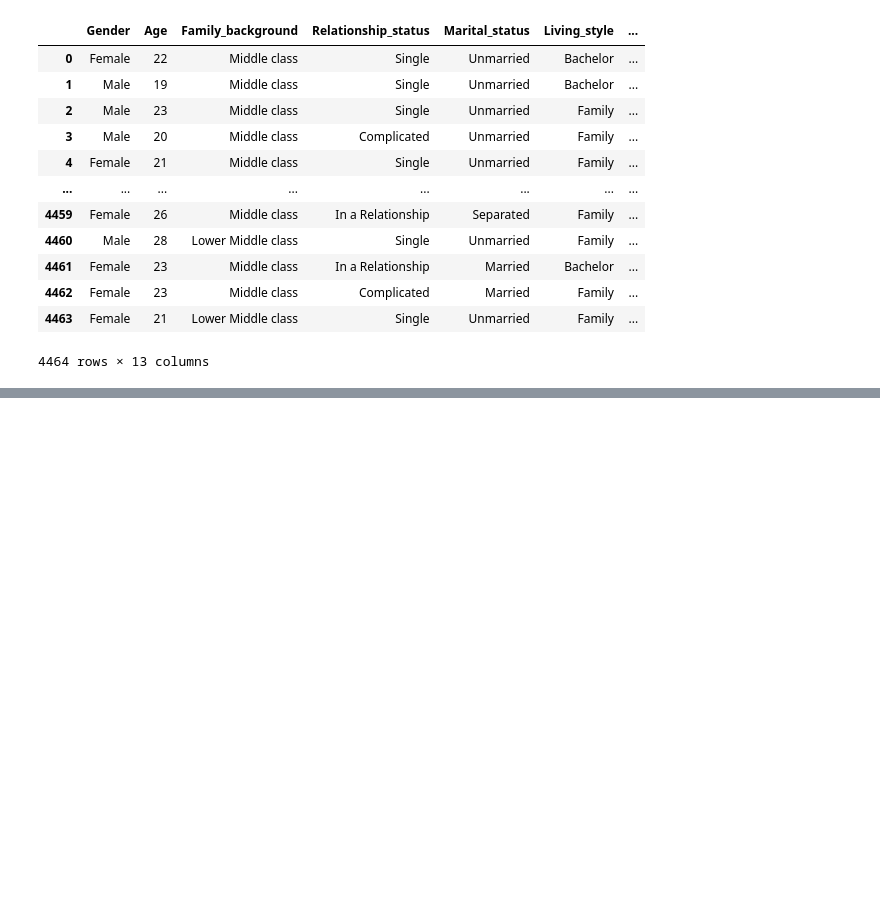
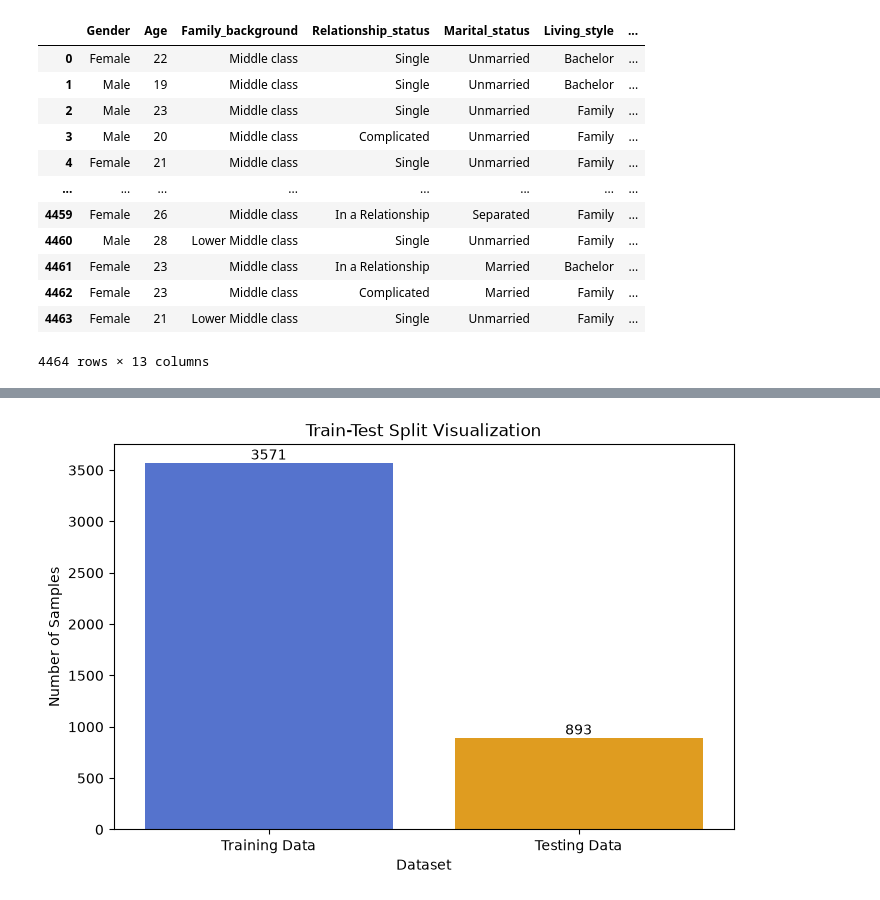
Before and after one commit to Mozzyvocca/Python-Data-Learning, a Jupyter notebook: student_depression.ipynb, the cells around one changed output, grey strips where cells are left out. Saved outputs shown, nothing was run; the diff lists cells and outputs as text; code cells hidden in the pictures; blank space fills up the shorter version.

```diff
--- a/student_depression.ipynb
+++ b/student_depression.ipynb
@@ -89,0 +104,30 @@ plt.show()
+# %%
+import matplotlib.pyplot as plt
+import seaborn as sns
+
+# Menghitung jumlah data
+train_count = len(X_train)
+test_count = len(X_test)
+
+# Membuat visualisasi
+plt.figure(figsize=(8, 5))
+
+sns.barplot(
+    x=['Training Data', 'Testing Data'],
+    y=[train_count, test_count],
+    hue=['Training Data', 'Testing Data'],
+    palette=['royalblue', 'orange'],
+    legend=False
+)
+
+plt.title('Train-Test Split Visualization')
+plt.xlabel('Dataset')
+plt.ylabel('Number of Samples')
+
+# Menampilkan jumlah data
+for i, value in enumerate([train_count, test_count]):
+    plt.text(i, value, str(value), ha='center', va='bottom')
+
+plt.show()
+# %% [output]
+[figure, added]
```
Also changed, not shown: parts of 11 cells of this notebook.
